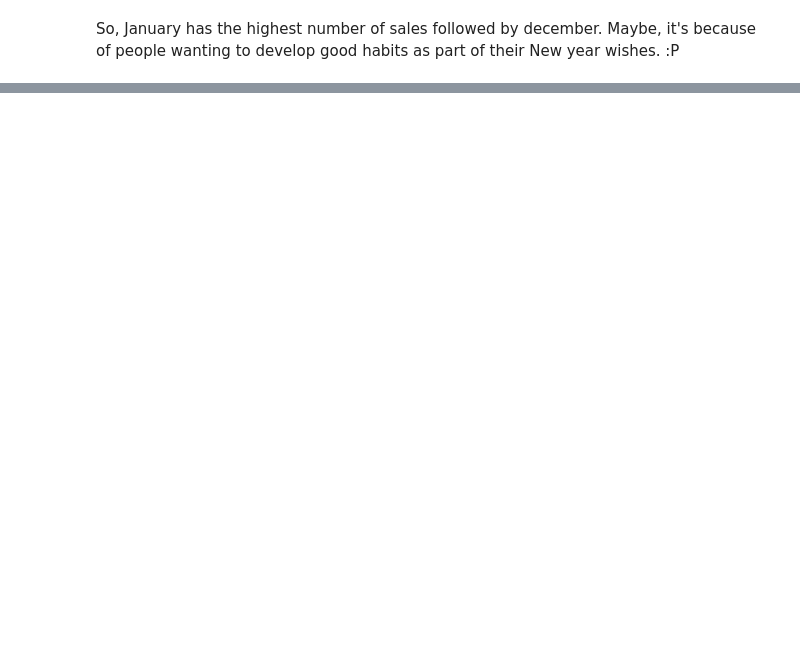
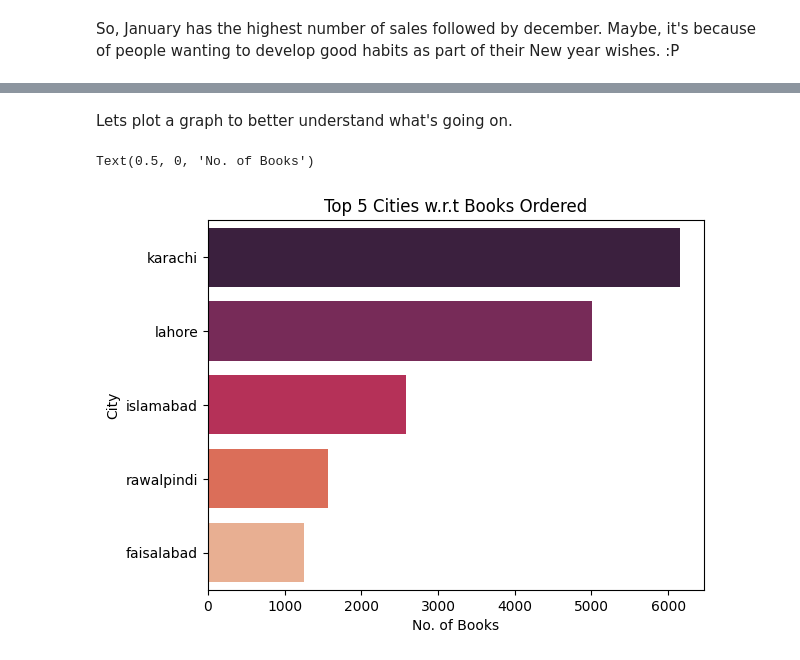
Before and after one commit to aitesamjaved26/EDA-Book-Sales, a Jupyter notebook: eda-book-sale.ipynb, the cells around one changed output, grey strips where cells are left out. Drawn from its saved outputs; the diff is of its cells as text; code cells hidden in the pictures; blank space fills up the shorter version.

```diff
--- a/eda-book-sale.ipynb
+++ b/eda-book-sale.ipynb
@@ -412,0 +480,11 @@ So, January has the highest number of sales followed by december. Maybe, it's be
+# %%
+books_by_city=books_data.groupby('City')['Total items'].sum().sort_values(ascending=False).reset_index()
+# %% [markdown]
+Lets plot a graph to better understand what's going on.
+# %%
+sns.barplot(data=books_by_city.head(5), x='Total items', y='City', palette='rocket')
+plt.title("Top 5 Cities w.r.t Books Ordered")
+plt.xlabel("No. of Books")
+# %% [output]
+Text(0.5, 0, 'No. of Books')
+[figure, added]
```
Also changed, not shown: parts of 37 cells of this notebook.
